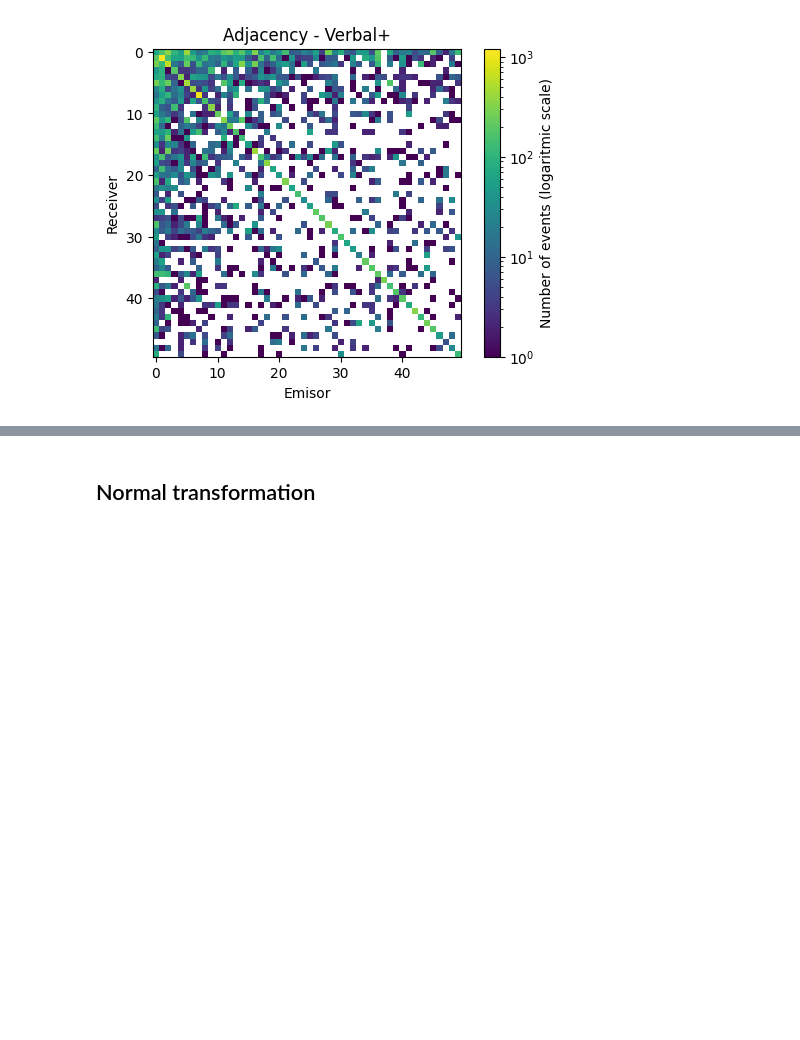
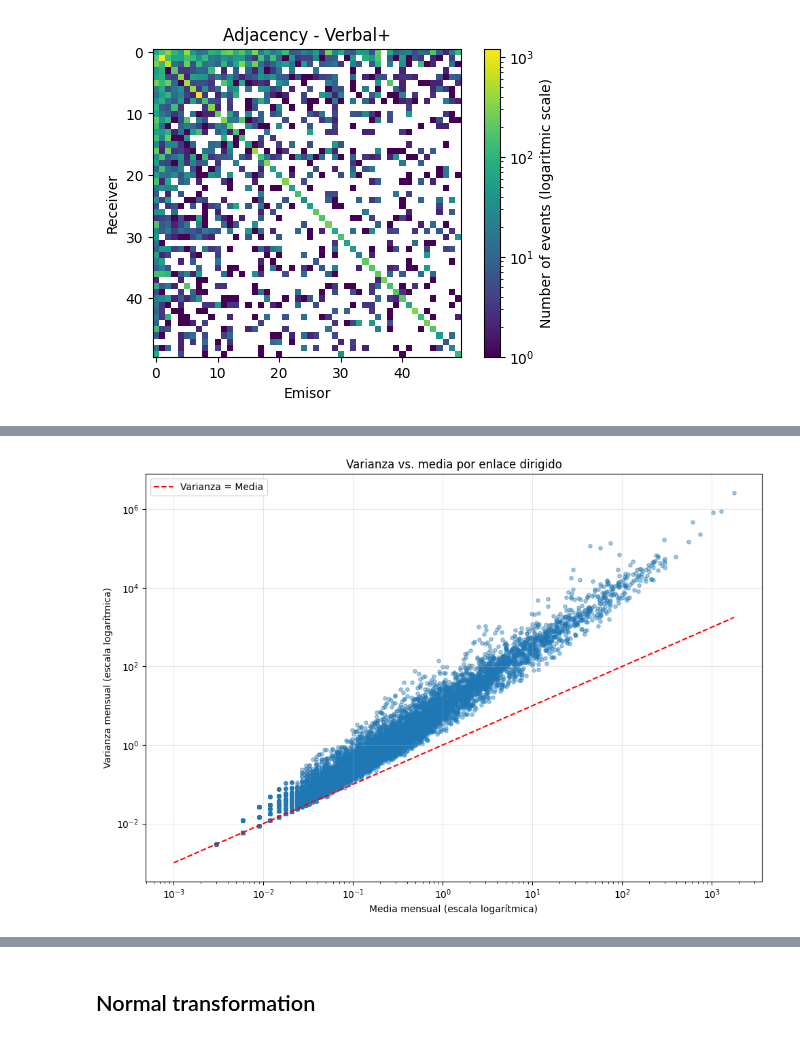
Before and after one commit to cnosa/blockregressiondynamicsnetwork, a Jupyter notebook: python/others/Hoff_2015_MultilinearTensorRegression/load_entire_data.ipynb, the cells around one changed output, grey strips where cells are left out. Drawn from its saved outputs; the diff is of its cells as text; code cells hidden in the pictures; blank space fills up the shorter version.

```diff
--- a/python/others/Hoff_2015_MultilinearTensorRegression/load_entire_data.ipynb
+++ b/python/others/Hoff_2015_MultilinearTensorRegression/load_entire_data.ipynb
@@ -318,0 +378,84 @@ Events: 33540
+# %%
+def classify_dispersion(x):
+
+    if pd.isna(x):
+        return "Sin eventos"
+
+    elif np.isclose(x, 1, atol=0.1):
+        return "Equidispersión"
+
+    elif x > 1.1:
+        return "Sobredispersión"
+
+    elif x < 0.9:
+        return "Subdispersión"
+
+    else:
+        return "Cercano a equidispersión"
+
+
+dispersion_df["classification"] = (
+    dispersion_df["dispersion"]
+    .apply(classify_dispersion)
+)
+
+df_plot = dispersion_df[
+    (dispersion_df["mean"] > 0) &
+    (dispersion_df["variance"] > 0)
+].copy()
+
+plt.figure(figsize=(10, 7))
+
+plt.scatter(
+    df_plot["mean"],
+    df_plot["variance"],
+    alpha=0.4,
+    s=15
+)
+
+xmax = df_plot["mean"].max()
+ymax = df_plot["variance"].max()
+
+plt.plot(
+    [0.001, min(xmax, ymax)],
+    [0.001, min(xmax, ymax)],
+    "r--",
+    label="Varianza = Media"
+)
+
+plt.xscale("log")
+plt.yscale("log")
+
+plt.xlabel("Media mensual (escala logarítmica)")
+plt.ylabel("Varianza mensual (escala logarítmica)")
+plt.title("Varianza vs. media por enlace dirigido")
+
+plt.legend()
+plt.grid(alpha=0.3)
+plt.tight_layout()
+plt.show()
+
+summary = (
+    dispersion_df["classification"]
+    .value_counts()
+    .to_frame("number_of_links")
+)
+
+summary["percentage"] = (
+    summary["number_of_links"] /
+    summary["number_of_links"].sum() * 100
+)
+
+print(summary)
+
+
+most_overdispersed = (
+    dispersion_df
+    .query("total_events > 0")
+    .sort_values("dispersion", ascending=False)
+    .head(20)
+)
+
+print(most_overdispersed)
+# %% [output]
+[figure, added]
```
Also changed, not shown: parts of 8 cells of this notebook, 27 other files.
